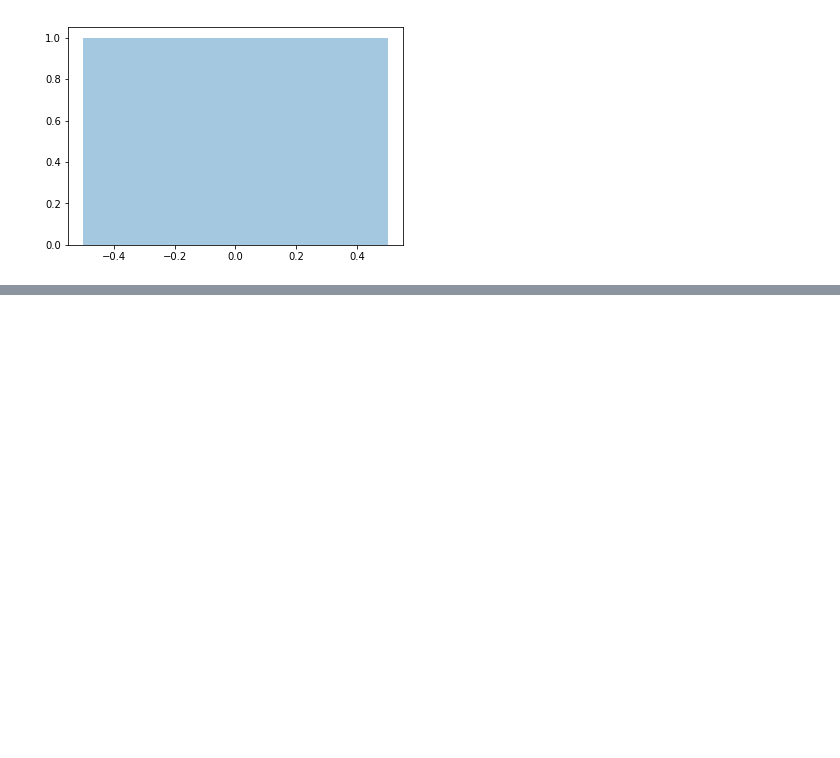
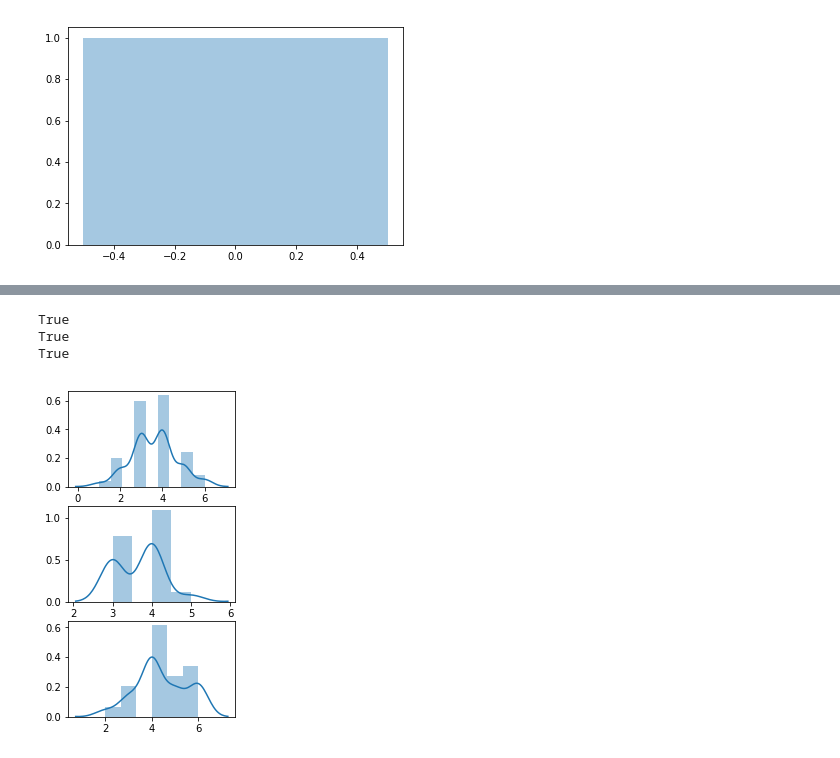
Before and after one commit to Didanny/EECE-499-Emotion-Recognition, a Jupyter notebook: Python Code/DTW Clustering/Dist_Matrix_Penalty_6Clusters.ipynb, the cells around one changed output, grey strips where cells are left out. Cells and saved outputs as stored; diff of their text form; code cells hidden in the pictures; blank space fills up the shorter version.

```diff
--- a/Python Code/DTW Clustering/Dist_Matrix_Penalty_6Clusters.ipynb
+++ b/Python Code/DTW Clustering/Dist_Matrix_Penalty_6Clusters.ipynb
@@ -441,0 +406,27 @@ sns.distplot(familiarity_clusters[3])
+# %%
+for i in range(n):
+    print(len(clusters[i]) == sum(cutree == i))
+# %% [output]
+True
+True
+True
+# %%
+arousal_clusters = [[] for i in range(n)]
+engaging_clusters = [[] for i in range(n)]
+familiarity_clusters = [[] for i in range(n)]
+liking_clusters = [[] for i in range(n)]
+valence_clusters = [[] for i in range(n)]
+# %%
+def get_values(dimension, cluster):
+    v = []
+    for c in cluster:
+        #print(Ratings.iloc[(Ratings.presentation_id == c).values][dimension].values[0])
+        v.append(Ratings.iloc[(Ratings.presentation_id == c).values][dimension].values[0])
+    return v
+# %%
+for i in range(n):
+    arousal_clusters[i] = get_values('arousal', clusters[i])
+    engaging_clusters[i] = get_values('engaging', clusters[i])
+    familiarity_clusters[i] = get_values('familiarity', clusters[i])
+    liking_clusters[i] = get_values('liking', clusters[i])
+    valence_clusters[i] = get_values('valence', clusters[i])
@@ -441,0 +435,8 @@ sns.distplot(familiarity_clusters[3])
+# %%
+fig, axs = plt.subplots(nrows=n)
+for i in range(n):
+    sns.distplot(arousal_clusters[i], ax=axs[i])
+    #plt.xlim(0, 6)
+fig.set_size_inches(3,6)
+# %% [output]
+[figure, added]
```
Also changed, not shown: parts of 46 cells of this notebook, 1 other file.
